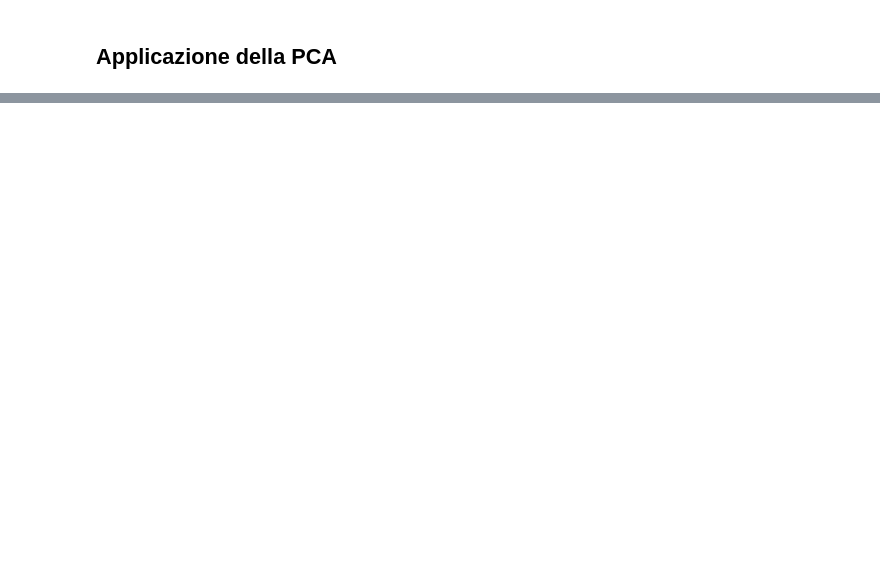
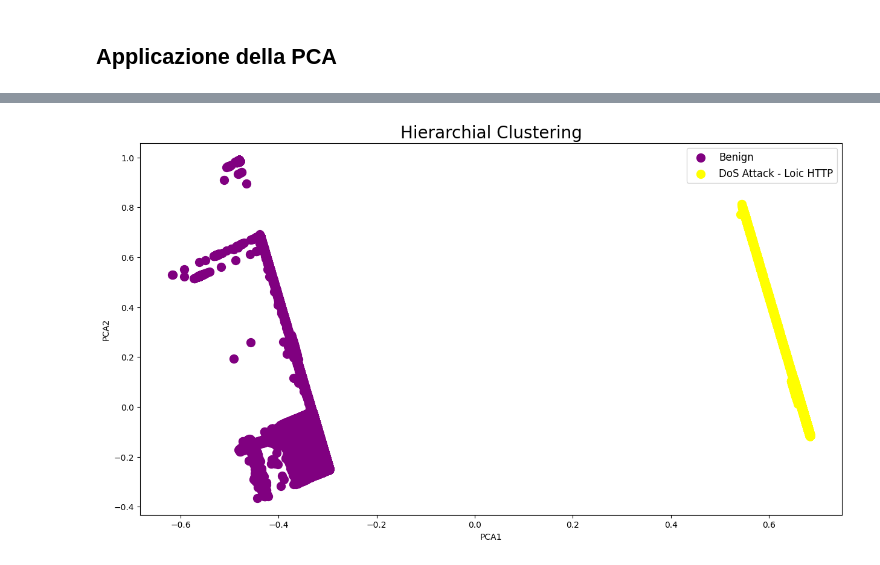
Before and after one commit to ChiaraAmalia/AdvancedCyberSecurity, a Jupyter notebook: clust_pca_2002.ipynb, the cells around one changed output, grey strips where cells are left out. Saved outputs shown, nothing was run; the diff lists cells and outputs as text; code cells hidden in the pictures; blank space fills up the shorter version.

```diff
--- a/clust_pca_2002.ipynb
+++ b/clust_pca_2002.ipynb
@@ -166,7 +193,7 @@ metriche.to_csv('metriche/'+nome_file +'/clustering_pca'+'/metriche_kmeans_pca.c
 # %%
 #clustering gerarchico
 
-hc = AgglomerativeClustering(n_clusters = 2, affinity = 'euclidean', linkage = 'ward')
+hc = AgglomerativeClustering(n_clusters = n_clusters, affinity = 'euclidean', linkage = 'ward')
 y_hc = hc.fit_predict(pca_x)
 
 # Associazione del cluster i-esimo con la classe i-esima
@@ -202,21 +229,23 @@ for ind,true_value in zip(indici,difference['num_class']):
 # %%
 plt.figure(figsize=(15,8))
 plt.scatter(pca_x[y_hc == 0, 0], pca_x[y_hc == 0, 1], s = 100, c = 'purple', label = "Benign")
-plt.scatter(pca_x[y_hc == 1, 0], pca_x[y_hc == 1, 1], s = 100, c = 'yellow', label = "Bot")
+plt.scatter(pca_x[y_hc == 1, 0], pca_x[y_hc == 1, 1], s = 100, c = 'yellow', label = "DoS Attack - Loic HTTP")
 
 plt.title('Hierarchial Clustering', fontsize = 20)
 plt.xlabel('PCA1')
 plt.ylabel('PCA2')
 
 # Add legend
 plt.legend(fontsize='large')
 
 title = ("Clust_gerarchico_PCA")
 if not os.path.exists('image/'+nome_file+'/clustering_pca/'):
     os.makedirs('image/'+nome_file+'/clustering_pca/')
 plt.savefig('image/'+nome_file+'/clustering_pca/'+ title +'.png')
 
 plt.show()
+# %% [output]
+[figure, added]
 # %%
 accuracy_gerarchico = str(accuracy_score(y_hc,bal_y))
 precision_gerarchico = str(precision_score(y_hc,bal_y))
```
Also changed, not shown: parts of 15 cells of this notebook, 26 other files.
